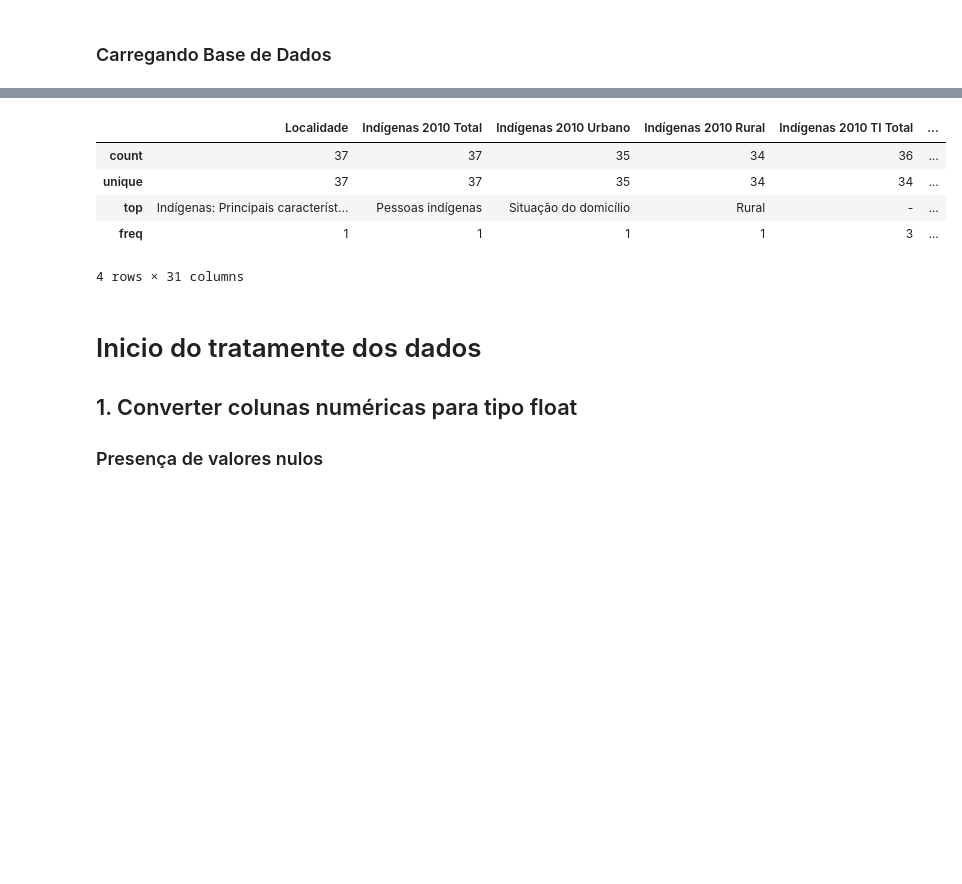
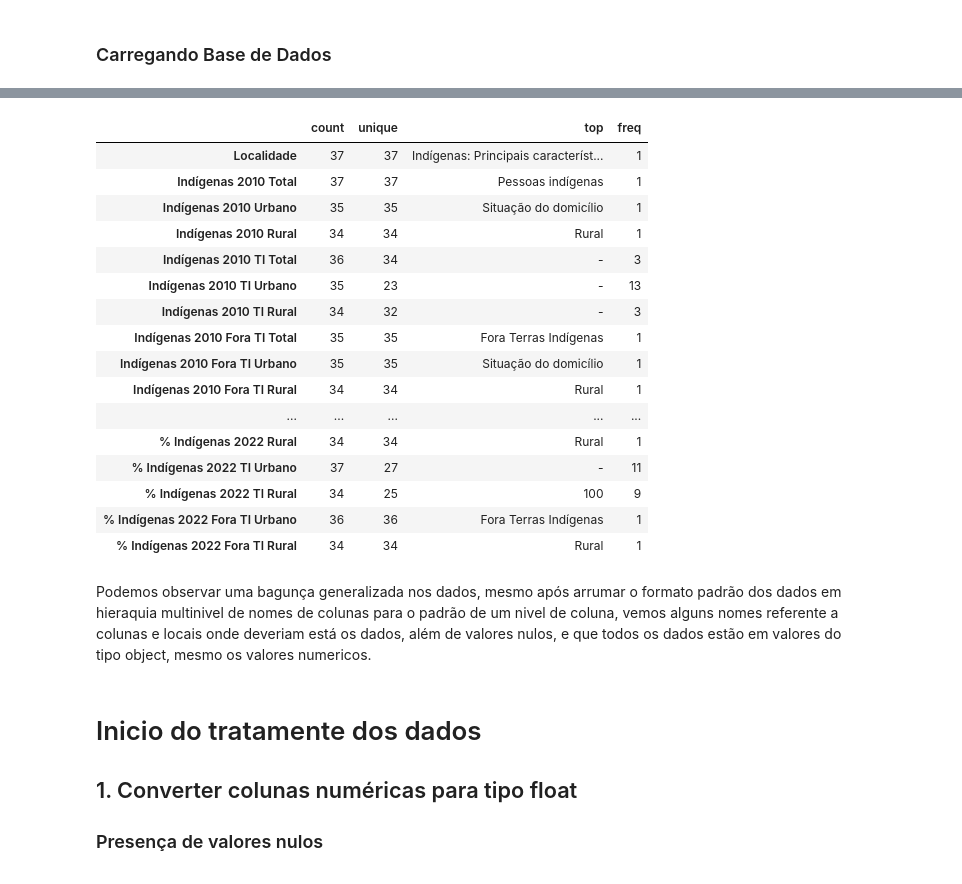
Before and after one commit to LUCASDNORONHA/exploracao-dados-indigenas-2010-2022, a Jupyter notebook: notebooks/limpeza_analise_e_visualizacao.ipynb, the cells around one changed output, grey strips where cells are left out. Drawn from its saved outputs; the diff is of its cells as text; code cells hidden in the pictures; blank space fills up the shorter version.

```diff
--- a/notebooks/Projeto_de_Analise_de_Dados_Exploratoria.ipynb
+++ b/notebooks/limpeza_analise_e_visualizacao.ipynb
@@ -28 +24,3 @@ Mounted at /content/drive
+# %%
+db = pd.read_excel("../data/raw/indigenas_2010_2022.xlsx")
 # %% [markdown]
@@ -174,12 +167,25 @@ db.shape
 # %%
-db.describe()
+db.describe(include="object").T
 # %% [output]
-|  | Localidade | Indígenas 2010 Total | Indígenas 2010 Urbano | Indígenas 2010 Rural | Indígenas 2010 TI Total | ... |
-| count | 37 | 37 | 35 | 34 | 36 | ... |
-| unique | 37 | 37 | 35 | 34 | 34 | ... |
-| top | Indígenas: Principais característ... | Pessoas indígenas | Situação do domicílio | Rural | - | ... |
-| freq | 1 | 1 | 1 | 1 | 3 | ... |
+|  | count | unique | top | freq |
+| Localidade | 37 | 37 | Indígenas: Principais característ... | 1 |
+| Indígenas 2010 Total | 37 | 37 | Pessoas indígenas | 1 |
+| Indígenas 2010 Urbano | 35 | 35 | Situação do domicílio | 1 |
+| Indígenas 2010 Rural | 34 | 34 | Rural | 1 |
+| Indígenas 2010 TI Total | 36 | 34 | - | 3 |
+| Indígenas 2010 TI Urbano | 35 | 23 | - | 13 |
+| Indígenas 2010 TI Rural | 34 | 32 | - | 3 |
+| Indígenas 2010 Fora TI Total | 35 | 35 | Fora Terras Indígenas | 1 |
+| Indígenas 2010 Fora TI Urbano | 35 | 35 | Situação do domicílio | 1 |
+| Indígenas 2010 Fora TI Rural | 34 | 34 | Rural | 1 |
+| ... | ... | ... | ... | ... |
+| % Indígenas 2022 Rural | 34 | 34 | Rural | 1 |
+| % Indígenas 2022 TI Urbano | 37 | 27 | - | 11 |
+| % Indígenas 2022 TI Rural | 34 | 25 | 100 | 9 |
+| % Indígenas 2022 Fora TI Urbano | 36 | 36 | Fora Terras Indígenas | 1 |
+| % Indígenas 2022 Fora TI Rural | 34 | 34 | Rural | 1 |
-4 rows × 31 columns
+# %% [markdown]
+Podemos observar uma bagunça generalizada nos dados, mesmo após arrumar o formato padrão dos dados em hieraquia multinivel de nomes de colunas para o padrão de um nivel de coluna, vemos  alguns nomes referente a colunas e locais onde deveriam está os dados, além de valores nulos, e que todos os dados estão em valores do tipo object, mesmo os valores numericos.
 # %% [markdown]
 # Inicio do tratamente dos dados
 
```
Also changed, not shown: parts of 13 cells of this notebook, 3 other files.
